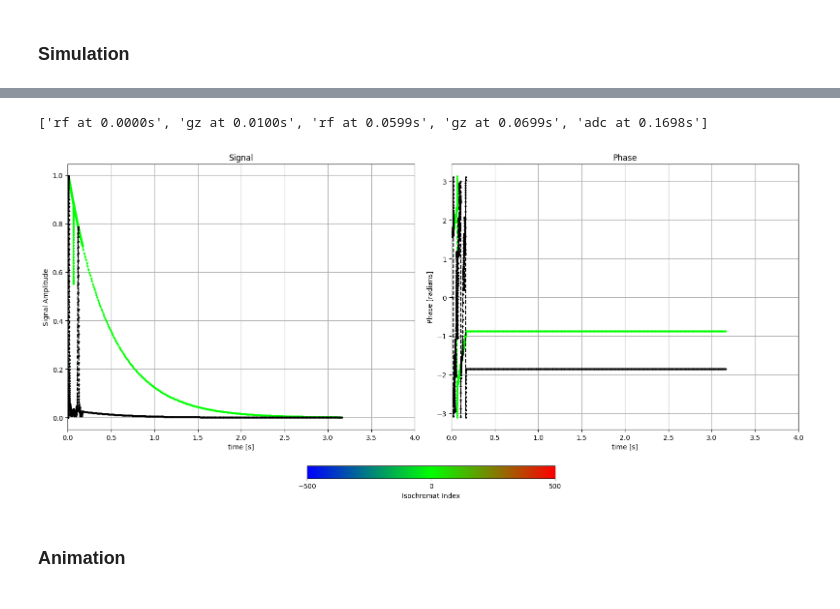
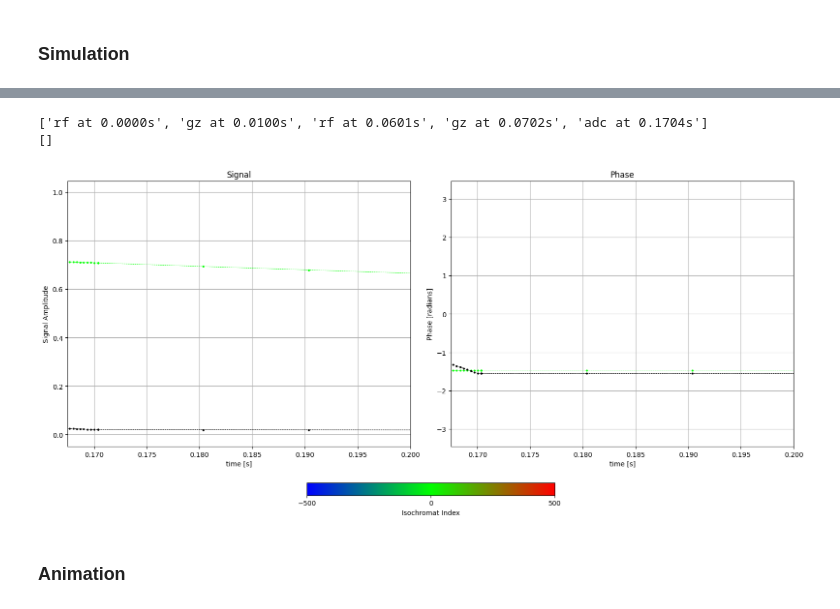
Before and after one commit to dantona02/optim, a Jupyter notebook: testing.ipynb, the cells around one changed output, grey strips where cells are left out. Cells and saved outputs as stored; diff of their text form; code cells hidden in the pictures.

Commit message:
Fixed timing of sequence and updated linewidth at plot

```diff
--- a/testing.ipynb
+++ b/testing.ipynb
@@ -33,7 +33,7 @@ adc_time = 3
 retun_zmag = False
 show_plot = False
 write_all_mag = True
-webhook = True
+webhook = False
 plt_range = [0, 4]
 iso_select = [-5,0,5]
 # %%
@@ -48,18 +48,19 @@ sim = simulate(config_file=config_path,
                    webhook=webhook,
                    plt_range=plt_range)  # simulation mac
 # %% [output]
-['rf at 0.0000s', 'gz at 0.0100s', 'rf at 0.0599s', 'gz at 0.0699s', 'adc at 0.1698s']
+['rf at 0.0000s', 'gz at 0.0100s', 'rf at 0.0601s', 'gz at 0.0702s', 'adc at 0.1704s']
+[]
 # %%
 from bmc.utils.eval import plot_sim
 time, m_z, m_z_total, m_c, m_c_total = sim.get_mag()
 
 iso_select = [0]
-plt_range = [0, 4]
+plt_range = [0.1675, .2]
 
 # _ = plot_sim(m_out=[m_z, m_z_total], time=time, plt_range=plt_range, iso_select=iso_select)
 _ = plot_sim(m_out=[m_c, m_c_total], time=time, plt_range=plt_range, iso_select=iso_select)
 # %% [output]
-[figure, old version]
+[figure, new version]
 # %% [markdown]
 ### Animation
 # %%
```
Also changed, not shown: parts of 3 cells of this notebook, 5 other files.
